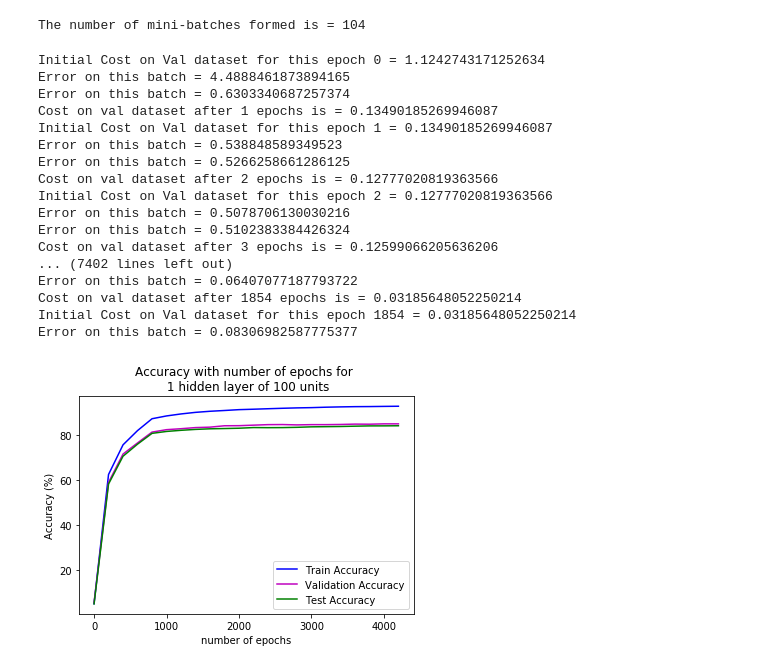
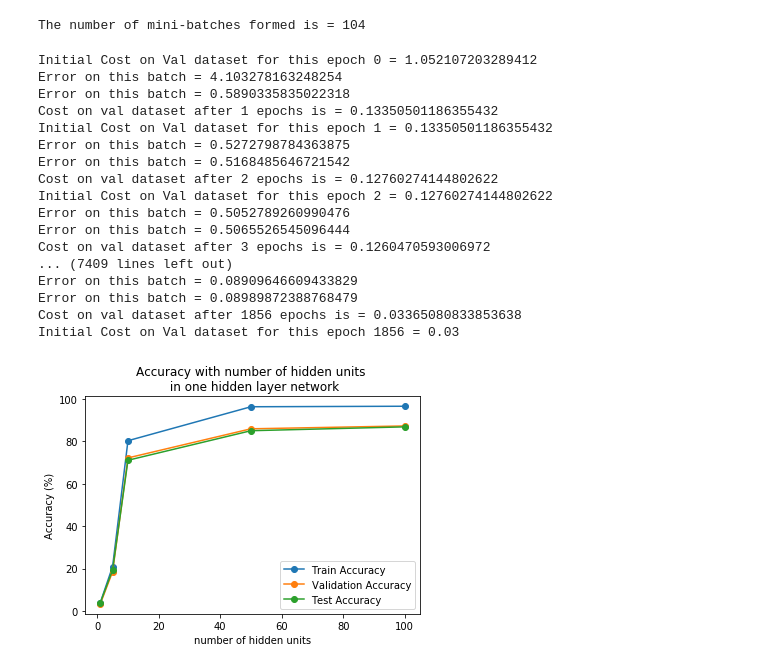
Before and after one commit to agarwal-ayushi/Machine-Learning-Assignments, a Jupyter notebook: Assignment3/partB/ques1-val-loss.ipynb, the cells around one changed output. Cells and saved outputs as stored; diff of their text form; code cells hidden in the pictures.

Commit message:
valloss

```diff
--- a/Assignment3/partB/ques1-val-loss.ipynb
+++ b/Assignment3/partB/ques1-val-loss.ipynb
@@ -79,9 +79,8 @@ The number of mini-batches formed is = 104
 # %%
 #Theta Initialization
 #np.random.seed(1)
-def theta_init(arch=50):
+def theta_init(arch=[50]):
     theta = []
-    arch = [arch]
     for i in range(len(arch)+1):
         if i == 0:
             dim0=n+1
@@ -141,7 +140,7 @@ train_time = []
 # plt_test_acc = []
 # %%
 for i in range(len(arch_test)):
-    theta = theta_init(arch_test[i])
+    theta = theta_init([arch_test[i]])
     fm = forward_prop(X_train, theta)
 
     epoch = 0
@@ -204,35 +203,35 @@ for i in range(len(arch_test)):
     print("The test accuracy is = {:2.3f}%".format(test_accuracy[-1]))
     print("------------------------------------------------------------------------------\n")
 # %% [output]
-Initial Cost on Val dataset for this epoch 0 = 1.1242743171252634
-Error on this batch = 4.4888461873894165
-Error on this batch = 0.6303340687257374
-Cost on val dataset after 1 epochs is = 0.13490185269946087
-Initial Cost on Val dataset for this epoch 1 = 0.13490185269946087
-Error on this batch = 0.538848589349523
-Error on this batch = 0.5266258661286125
-Cost on val dataset after 2 epochs is = 0.12777020819363566
-Initial Cost on Val dataset for this epoch 2 = 0.12777020819363566
-Error on this batch = 0.5078706130030216
-Error on this batch = 0.5102383384426324
-Cost on val dataset after 3 epochs is = 0.12599066205636206
-... (7402 lines left out)
-Error on this batch = 0.06407077187793722
-Cost on val dataset after 1854 epochs is = 0.03185648052250214
-Initial Cost on Val dataset for this epoch 1854 = 0.03185648052250214
-Error on this batch = 0.08306982587775377
+Initial Cost on Val dataset for this epoch 0 = 1.052107203289412
+Error on this batch = 4.103278163248254
+Error on this batch = 0.5890335835022318
+Cost on val dataset after 1 epochs is = 0.13350501186355432
+Initial Cost on Val dataset for this epoch 1 = 0.13350501186355432
+Error on this batch = 0.5272798784363875
+Error on this batch = 0.5168485646721542
+Cost on val dataset after 2 epochs is = 0.12760274144802622
+Initial Cost on Val dataset for this epoch 2 = 0.12760274144802622
+Error on this batch = 0.5052789260990476
+Error on this batch = 0.5065526545096444
+Cost on val dataset after 3 epochs is = 0.1260470593006972
+... (7409 lines left out)
+Error on this batch = 0.08909646609433829
+Error on this batch = 0.08989872388768479
+Cost on val dataset after 1856 epochs is = 0.03365080833853638
+Initial Cost on Val dataset for this epoch 1856 = 0.03
 # %%
 fig = plt.figure()
 ax = fig.add_subplot(111)
-ax.set_title("Accuracy with number of epochs for \n 1 hidden layer of 100 units")
-ax.plot(plt_epoch, plt_train_acc, c='b', label='Train Accuracy')
-ax.plot(plt_epoch, plt_val_acc, c='m',label='Validation Accuracy')
-ax.plot(plt_epoch, plt_test_acc, c='g', label='Test Accuracy')
-ax.set_xlabel("number of epochs")
+ax.set_title("Accuracy with number of hidden units \n in one hidden layer network")
+ax.plot(arch_test, train_accuracy, marker='o', label='Train Accuracy')
+ax.plot(arch_test, valid_accuracy, marker='o',label='Validation Accuracy')
+ax.plot(arch_test, test_accuracy, marker='o', label='Test Accuracy')
+ax.set_xlabel("number of hidden units")
 ax.set_ylabel("Accuracy (%)")
 
 plt.legend()
-#plt.savefig("accuracy_epoch_100_valloss.png", dpi=1000, bbox_inches='tight')
+#plt.savefig("accuracy_HiddenUnit_val20per.png", dpi=1000, bbox_inches='tight')
 plt.show()
 # %% [output]
-[figure, old version]
+[figure, new version]
```
Also changed, not shown: parts of 2 cells of this notebook, 2 other files.
